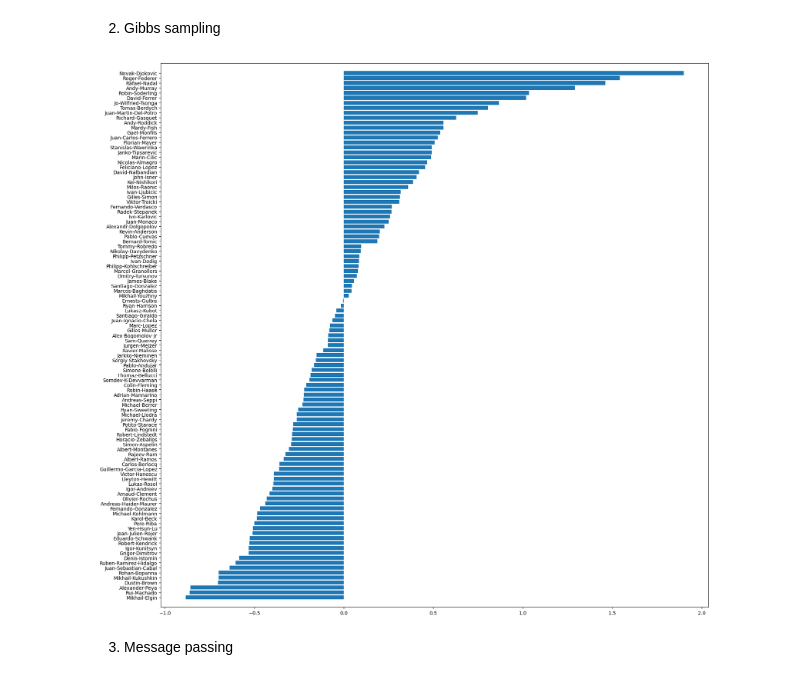
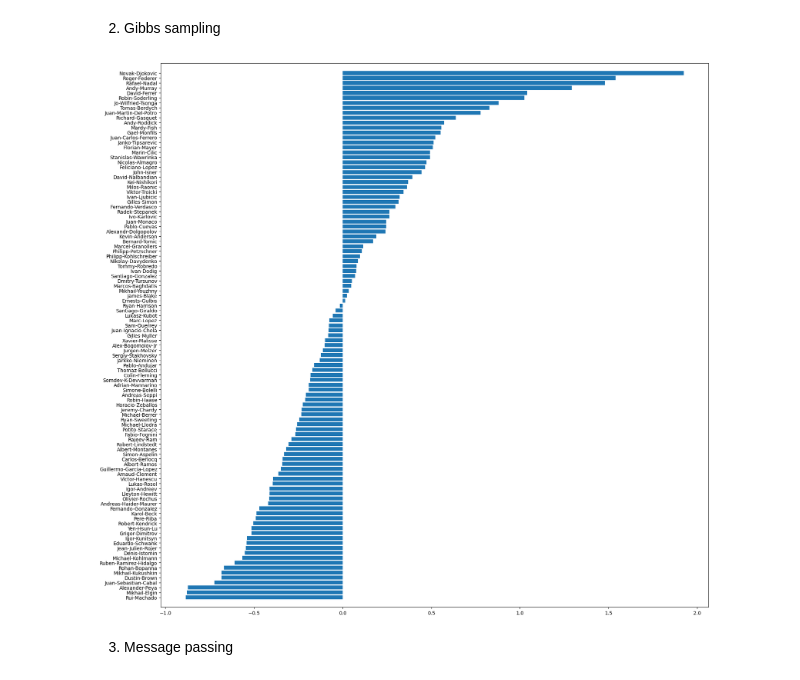
Before and after one commit to JeevanBhoot/probabilistic-ml, a Jupyter notebook: 2/coursework2.ipynb, the cells around one changed output. Cells and saved outputs as stored; diff of their text form; code cells hidden in the pictures.

```diff
--- a/2/coursework2.ipynb
+++ b/2/coursework2.ipynb
@@ -517,10 +581,10 @@ sorted_barplot(win_ratios,W)
 # %% [markdown]
 2) Gibbs sampling
 # %%
-gibbs_means = np.mean(skill_samples[:,idxs], axis=1)
+gibbs_means = np.mean(thinned_samples, axis=1)
 sorted_barplot(gibbs_means, W)
 # %% [output]
-[figure, old version]
+[figure, new version]
 # %% [markdown]
 3) Message passing
 # %%
```
Also changed, not shown: parts of 19 cells of this notebook, 3 other files.
